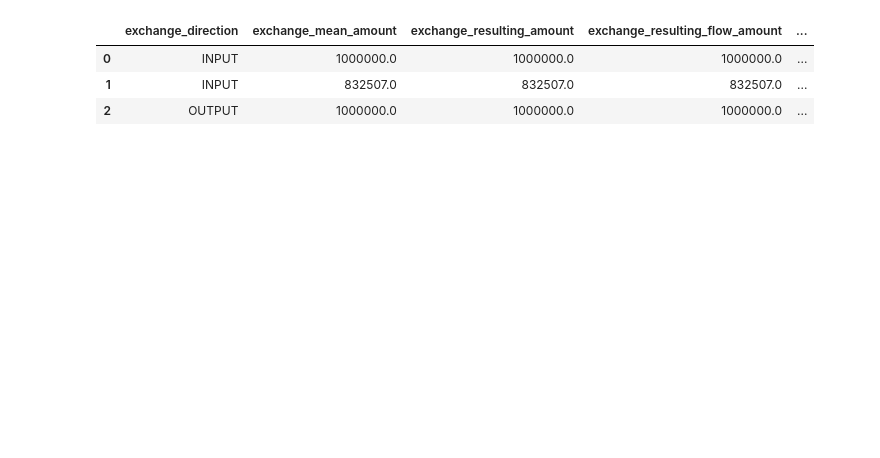
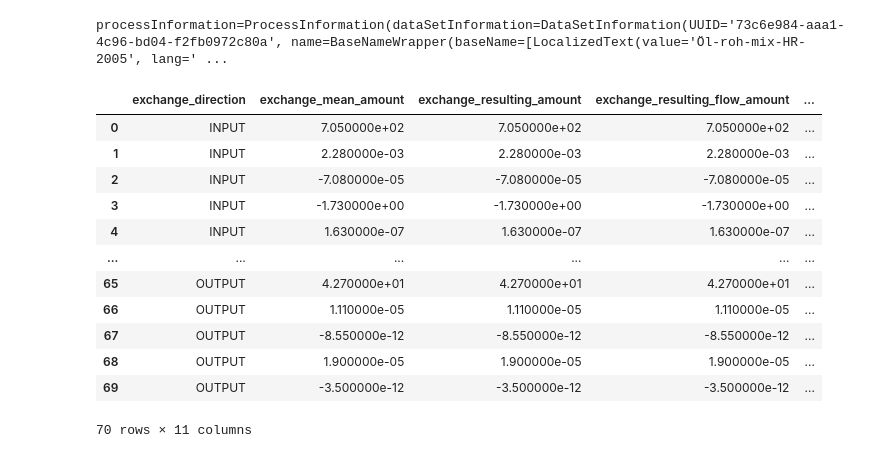
Before and after one commit to QuadroTim/amlta-project, a Jupyter notebook: notebooks/test.ipynb, the cells around one changed output. Saved outputs shown, nothing was run; the diff lists cells and outputs as text; code cells hidden in the pictures; blank space fills up the shorter version.

```diff
--- a/notebooks/test.ipynb
+++ b/notebooks/test.ipynb
@@ -33,10 +52,0 @@ process_file = next(config.ilcd_processes_json_dir.iterdir())
-# %%
-process = processes.ProcessData.from_json_file(process_file)
-# %%
-df = extract.extract_process_flows(process)
-df
-# %% [output]
-|  | exchange_direction | exchange_mean_amount | exchange_resulting_amount | exchange_resulting_flow_amount | ... |
-| 0 | INPUT | 1000000.0 | 1000000.0 | 1000000.0 | ... |
-| 1 | INPUT | 832507.0 | 832507.0 | 832507.0 | ... |
-| 2 | OUTPUT | 1000000.0 | 1000000.0 | 1000000.0 | ... |
@@ -42,0 +61,24 @@ df
+# %%
+print(process)
+# %% [output]
+processInformation=ProcessInformation(dataSetInformation=DataSetInformation(UUID='73c6e984-aaa1-4c96-bd04-f2fb0972c80a', name=BaseNameWrapper(baseName=[LocalizedText(value='Öl-roh-mix-HR-2005', lang=' ...
+# %%
+# (don't know the difference yet between exchange_mean_amount, exchange_resulting_amount, exchange_resulting_flow_amount)
+
+# extract process flows to dataframe
+flows_df = extract.extract_process_flows(process)
+flows_df
+# %% [output]
+|  | exchange_direction | exchange_mean_amount | exchange_resulting_amount | exchange_resulting_flow_amount | ... |
+| 0 | INPUT | 7.050000e+02 | 7.050000e+02 | 7.050000e+02 | ... |
+| 1 | INPUT | 2.280000e-03 | 2.280000e-03 | 2.280000e-03 | ... |
+| 2 | INPUT | -7.080000e-05 | -7.080000e-05 | -7.080000e-05 | ... |
+| 3 | INPUT | -1.730000e+00 | -1.730000e+00 | -1.730000e+00 | ... |
+| 4 | INPUT | 1.630000e-07 | 1.630000e-07 | 1.630000e-07 | ... |
+| ... | ... | ... | ... | ... | ... |
+| 65 | OUTPUT | 4.270000e+01 | 4.270000e+01 | 4.270000e+01 | ... |
+| 66 | OUTPUT | 1.110000e-05 | 1.110000e-05 | 1.110000e-05 | ... |
+| 67 | OUTPUT | -8.550000e-12 | -8.550000e-12 | -8.550000e-12 | ... |
+| 68 | OUTPUT | 1.900000e-05 | 1.900000e-05 | 1.900000e-05 | ... |
+| 69 | OUTPUT | -3.500000e-12 | -3.500000e-12 | -3.500000e-12 | ... |
+70 rows × 11 columns
```
Also changed, not shown: parts of 5 cells of this notebook.
